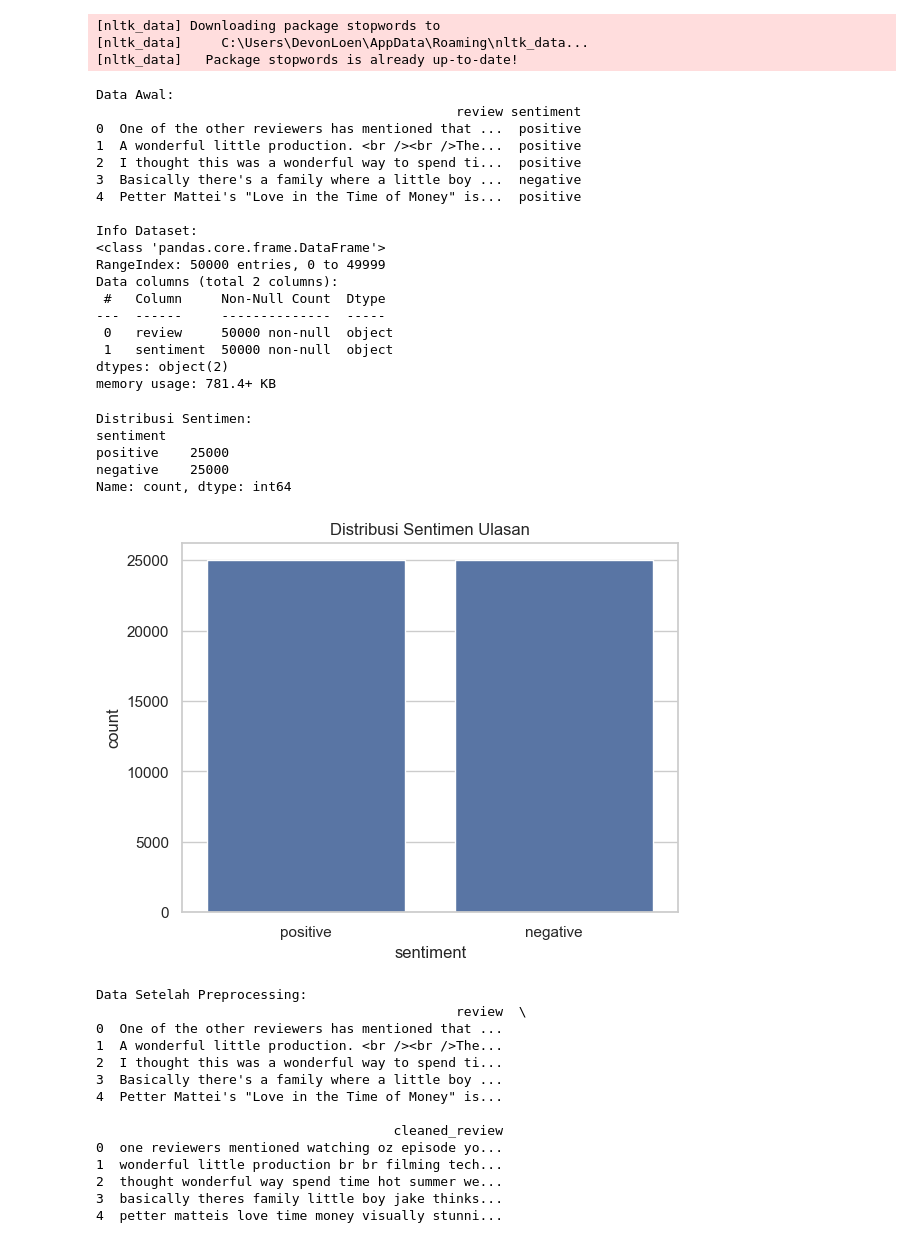
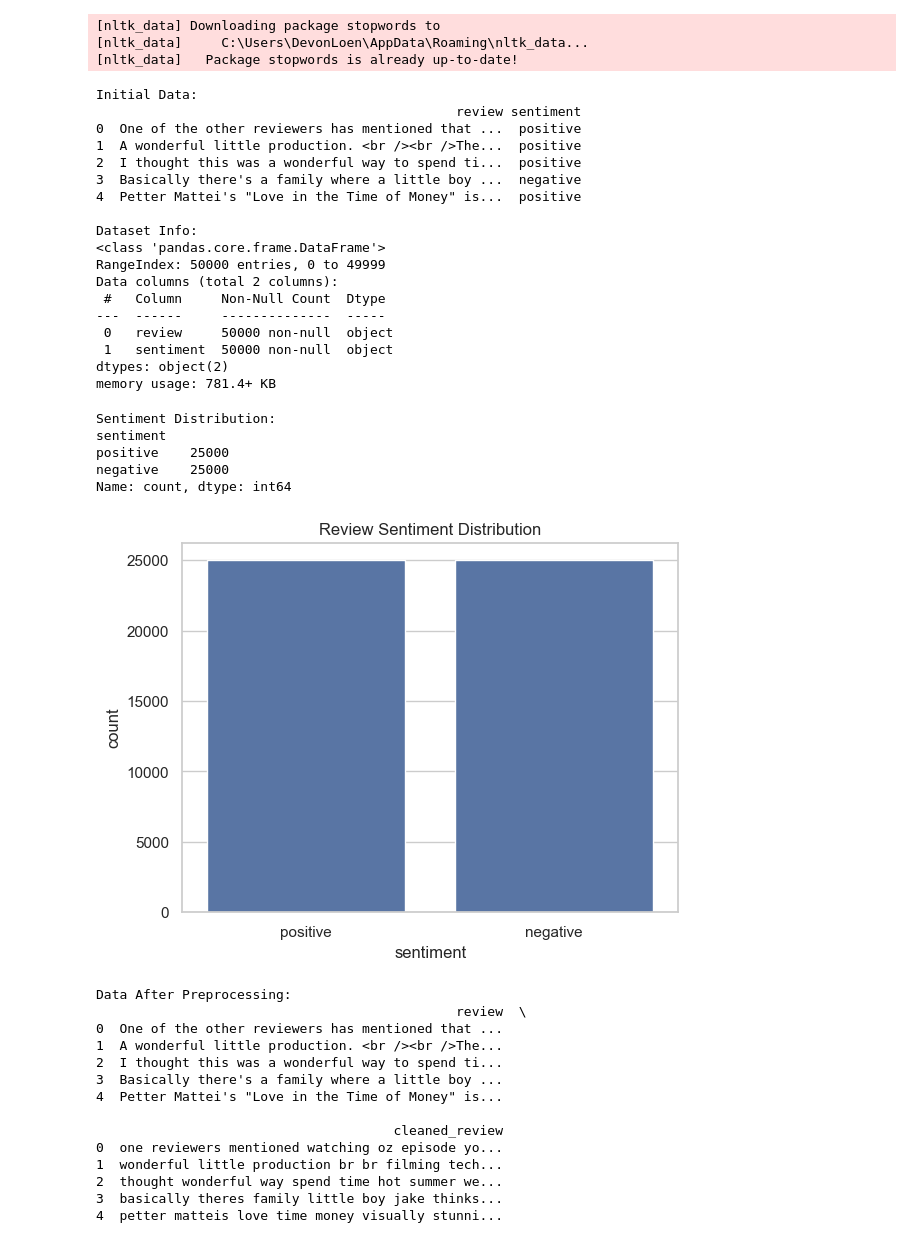
Before and after one commit to DevonLoen/film-review-sentiment-classification, a Jupyter notebook: notebooks/sentiment_classification.ipynb, the cells around one changed output. Cells and saved outputs as stored; diff of their text form; code cells hidden in the pictures.

Commit message:
fix(notebooks): change comment n message into english language

```diff
--- a/notebooks/sentiment_classification.ipynb
+++ b/notebooks/sentiment_classification.ipynb
@@ -1,58 +1,58 @@
 # %%
-# --- 1. SETUP DAN MEMUAT DATA ---
+# --- 1. SETUP AND LOADING DATA ---
 
-# Import library dasar
+# Import basic libraries
 import pandas as pd
 import numpy as np
 import matplotlib.pyplot as plt
 import seaborn as sns
 
-# Import library untuk text processing dan machine learning
+# Import libraries for text processing and machine learning
 import re
 import nltk
 from nltk.corpus import stopwords
 from sklearn.model_selection import train_test_split
 from sklearn.feature_extraction.text import TfidfVectorizer
-from sklearn.naive_bayes import MultinomialNB  # Mengganti LogisticRegression dengan Naive Bayes
+from sklearn.naive_bayes import MultinomialNB  # Replacing Logistic Regression with Naive Bayes
 from sklearn.metrics import accuracy_score, classification_report, confusion_matrix
 
-# Mengatur tampilan plot
+# Sets the plot display
 sns.set(style='whitegrid')
 
-# Download stopwords dari NLTK (hanya perlu dijalankan sekali)
+# Download stopwords from NLTK (only need to run once)
 nltk.download('stopwords')
 
-# --- Memuat Data ---
-# Ganti dengan path file CSV Anda yang benar
-# Contoh jika file ada di folder yang sama: url = 'reviews.csv'
+# --- Loading Data ---
+# Replace with your correct CSV file path.
+# Example if the files are in the same folder: url = 'reviews.csv'
 url = '../data/reviews.csv'
 
-# Membaca data ke dalam DataFrame pandas
-# Pastikan nama kolom adalah 'review' dan 'sentiment'
+# Reading the data into a pandas DataFrame
+# Ensure the column names are 'review' and 'sentiment'
 try:
     df = pd.read_csv(url)
 except FileNotFoundError:
-    print(f"Error: File tidak ditemukan di '{url}'. Pastikan path file sudah benar.")
-    # Membuat DataFrame contoh jika file tidak ditemukan, agar sisa kode bisa jalan
-    print("Membuat DataFrame contoh...")
+    print(f"Error: File not found at '{url}'. Please make sure the file path is correct.")
+    # Creating a sample DataFrame if the file is not found, so the rest of the code can run
+    print("Creating a sample DataFrame...")
     data = {'review': ['this movie was amazing and wonderful', 'this was a terrible and boring movie',
                        'i absolutely loved it', 'i hated every minute of it'],
             'sentiment': ['positive', 'negative', 'positive', 'negative']}
     df = pd.DataFrame(data)
 
 
-# Menampilkan 5 baris pertama data
-print("Data Awal:")
+# Displaying the first 5 rows of the data
+print("Initial Data:")
 print(df.head())
 
-# Menampilkan informasi dasar tentang dataset
-print("\nInfo Dataset:")
+# Displaying basic information about the dataset
+print("\nDataset Info:")
 df.info()
 # %% [output]
 [nltk_data] Downloading package stopwords to
 [nltk_data]     C:\Users\DevonLoen\AppData\Roaming\nltk_data...
 [nltk_data]   Package stopwords is already up-to-date!
-Data Awal:
+Initial Data:
                                               review sentiment
 0  One of the other reviewers has mentioned that ...  positive
 1  A wonderful little production. <br /><br />The...  positive
@@ -60,7 +60,7 @@ Data Awal:
 3  Basically there's a family where a little boy ...  negative
 4  Petter Mattei's "Love in the Time of Money" is...  positive
 
-Info Dataset:
+Dataset Info:
 <class 'pandas.core.frame.DataFrame'>
 RangeIndex: 50000 entries, 0 to 49999
 Data columns (total 2 columns):
@@ -71,42 +71,42 @@ Data columns (total 2 columns):
 dtypes: object(2)
 memory usage: 781.4+ KB
 # %%
-# --- 2. EDA DAN PREPROCESSING TEKS ---
+# --- 2. EDA AND TEXT PREPROCESSING ---
 
-# Cek distribusi sentimen
-print("\nDistribusi Sentimen:")
+# Check sentiment distribution
+print("\nSentiment Distribution:")
 print(df['sentiment'].value_counts())
 
-# Plot distribusi sentimen
+# Plot sentiment distribution
 sns.countplot(x='sentiment', data=df)
-plt.title('Distribusi Sentimen Ulasan')
+plt.title('Review Sentiment Distribution')
 plt.show()
 
-# Fungsi untuk membersihkan teks
+# Function to clean text
 def preprocess_text(text):
-    # Mengubah ke huruf kecil
+    # Convert to lowercase
     text = text.lower()
-    # Menghapus karakter selain huruf
+    # Remove characters other than letters
     text = re.sub(r'[^a-zA-Z\s]', '', text)
-    # Menghapus stopwords
-    stop_words = set(stopwords.words('english')) # Ganti ke 'indonesian' jika perlu
+    # Remove stopwords
+    stop_words = set(stopwords.words('english')) # Change to 'indonesian' if necessary
     words = text.split()
     words = [word for word in words if word not in stop_words]
     return ' '.join(words)
 
-# Menerapkan fungsi preprocessing ke kolom 'review'
+# Applying the preprocessing function to the 'review' column
 df['cleaned_review'] = df['review'].apply(preprocess_text)
 
-print("\nData Setelah Preprocessing:")
+print("\nData After Preprocessing:")
 print(df[['review', 'cleaned_review']].head())
 # %% [output]
-Distribusi Sentimen:
+Sentiment Distribution:
 sentiment
 positive    25000
 negative    25000
 Name: count, dtype: int64
-[figure, old version]
+[figure, new version]
-Data Setelah Preprocessing:
+Data After Preprocessing:
                                               review  \
 0  One of the other reviewers has mentioned that ...
 1  A wonderful little production. <br /><br />The...
```
Also changed, not shown: parts of 4 cells of this notebook.
